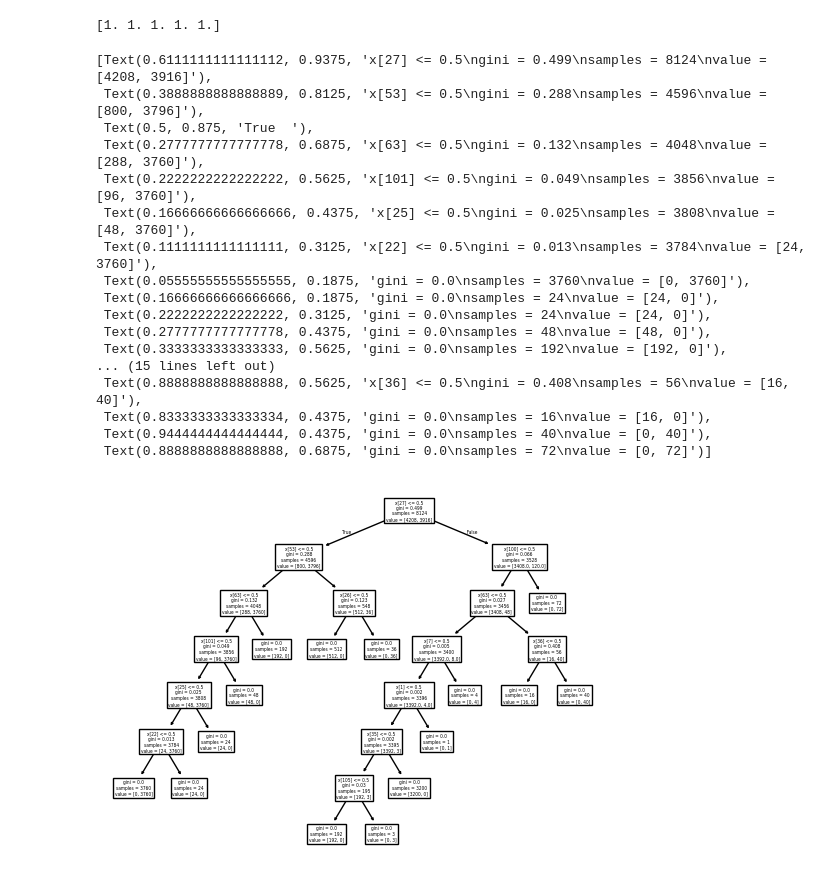
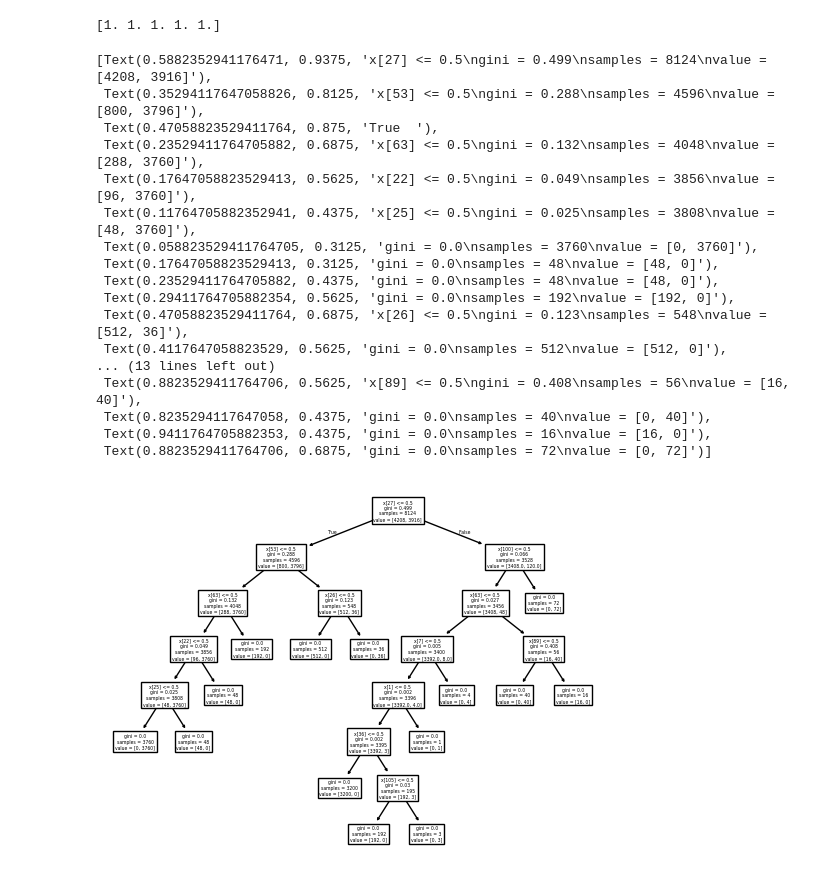
Before and after one commit to AidanZhong/MLAssignment1, a Jupyter notebook: 3_decision_trees/decision_trees.ipynb, the cells around one changed output. Cells and saved outputs as stored; diff of their text form; code cells hidden in the pictures.

Commit message:
change preprocess

```diff
--- a/3_decision_trees/decision_trees.ipynb
+++ b/3_decision_trees/decision_trees.ipynb
@@ -3,56 +3,53 @@ import pandas as pd
 from sklearn.model_selection import train_test_split
 from sklearn.model_selection import KFold, cross_val_score
 
+import sys
+sys.path.append('../')
+import CommonUtils
+
 file_path = '../mushroom_dataset/agaricus-lepiota.data'
-data = pd.read_csv(file_path, header=None)
 
-def preprocess_data(data):
-    # Map the first column ('e', 'p') to binary values
-    data[0] = data[0].apply(lambda x: 1 if x == 'p' else 0)  # 1 for poisonous, 0 for edible
-    X = pd.get_dummies(data.iloc[:, 1:])
-    y = data[0]
+x,y=CommonUtils.get_X_y(file_path)
 
-    return X, y
 
-x,y=preprocess_data(data)
 
 
 
 kf = KFold(n_splits=5, shuffle=True, random_state=24)
 
 X_train, X_test, y_train, y_test = train_test_split(x, y, test_size=0.3, random_state=1)
 
 
 
 from sklearn.tree import DecisionTreeClassifier
 from sklearn import tree
 
 tree_clf = DecisionTreeClassifier(max_depth=7)
 tree_clf.fit(x,y)
 
 scores = cross_val_score(tree_clf, x, y, cv=kf)
 
 
 print(scores)
 
 tree.plot_tree(tree_clf)
 # %% [output]
 [1. 1. 1. 1. 1.]
-[Text(0.6111111111111112, 0.9375, 'x[27] <= 0.5\ngini = 0.499\nsamples = 8124\nvalue = [4208, 3916]'),
- Text(0.3888888888888889, 0.8125, 'x[53] <= 0.5\ngini = 0.288\nsamples = 4596\nvalue = [800, 3796]'),
- Text(0.5, 0.875, 'True  '),
- Text(0.2777777777777778, 0.6875, 'x[63] <= 0.5\ngini = 0.132\nsamples = 4048\nvalue = [288, 3760]'),
- Text(0.2222222222222222, 0.5625, 'x[101] <= 0.5\ngini = 0.049\nsamples = 3856\nvalue = [96, 3760]'),
- Text(0.16666666666666666, 0.4375, 'x[25] <= 0.5\ngini = 0.025\nsamples = 3808\nvalue = [48, 3760]'),
- Text(0.1111111111111111, 0.3125, 'x[22] <= 0.5\ngini = 0.013\nsamples = 3784\nvalue = [24, 3760]'),
- Text(0.05555555555555555, 0.1875, 'gini = 0.0\nsamples = 3760\nvalue = [0, 3760]'),
- Text(0.16666666666666666, 0.1875, 'gini = 0.0\nsamples = 24\nvalue = [24, 0]'),
- Text(0.2222222222222222, 0.3125, 'gini = 0.0\nsamples = 24\nvalue = [24, 0]'),
- Text(0.2777777777777778, 0.4375, 'gini = 0.0\nsamples = 48\nvalue = [48, 0]'),
- Text(0.3333333333333333, 0.5625, 'gini = 0.0\nsamples = 192\nvalue = [192, 0]'),
-... (15 lines left out)
- Text(0.8888888888888888, 0.5625, 'x[36] <= 0.5\ngini = 0.408\nsamples = 56\nvalue = [16, 40]'),
- Text(0.8333333333333334, 0.4375, 'gini = 0.0\nsamples = 16\nvalue = [16, 0]'),
- Text(0.9444444444444444, 0.4375, 'gini = 0.0\nsamples = 40\nvalue = [0, 40]'),
- Text(0.8888888888888888, 0.6875, 'gini = 0.0\nsamples = 72\nvalue = [0, 72]')]
+[Text(0.5882352941176471, 0.9375, 'x[27] <= 0.5\ngini = 0.499\nsamples = 8124\nvalue = [4208, 3916]'),
+ Text(0.35294117647058826, 0.8125, 'x[53] <= 0.5\ngini = 0.288\nsamples = 4596\nvalue = [800, 3796]'),
+ Text(0.47058823529411764, 0.875, 'True  '),
+ Text(0.23529411764705882, 0.6875, 'x[63] <= 0.5\ngini = 0.132\nsamples = 4048\nvalue = [288, 3760]'),
+ Text(0.17647058823529413, 0.5625, 'x[22] <= 0.5\ngini = 0.049\nsamples = 3856\nvalue = [96, 3760]'),
+ Text(0.11764705882352941, 0.4375, 'x[25] <= 0.5\ngini = 0.025\nsamples = 3808\nvalue = [48, 3760]'),
+ Text(0.058823529411764705, 0.3125, 'gini = 0.0\nsamples = 3760\nvalue = [0, 3760]'),
+ Text(0.17647058823529413, 0.3125, 'gini = 0.0\nsamples = 48\nvalue = [48, 0]'),
+ Text(0.23529411764705882, 0.4375, 'gini = 0.0\nsamples = 48\nvalue = [48, 0]'),
+ Text(0.29411764705882354, 0.5625, 'gini = 0.0\nsamples = 192\nvalue = [192, 0]'),
+ Text(0.47058823529411764, 0.6875, 'x[26] <= 0.5\ngini = 0.123\nsamples = 548\nvalue = [512, 36]'),
+ Text(0.4117647058823529, 0.5625, 'gini = 0.0\nsamples = 512\nvalue = [512, 0]'),
+... (13 lines left out)
+ Text(0.8823529411764706, 0.5625, 'x[89] <= 0.5\ngini = 0.408\nsamples = 56\nvalue = [16, 40]'),
+ Text(0.8235294117647058, 0.4375, 'gini = 0.0\nsamples = 40\nvalue = [0, 40]'),
+ Text(0.9411764705882353, 0.4375, 'gini = 0.0\nsamples = 16\nvalue = [16, 0]'),
+ Text(0.8823529411764706, 0.6875, 'gini = 0.0\nsamples = 72\nvalue = [0, 72]')]
-[figure, old version]
+[figure, new version]
```
Also changed, not shown: 1 other file.
